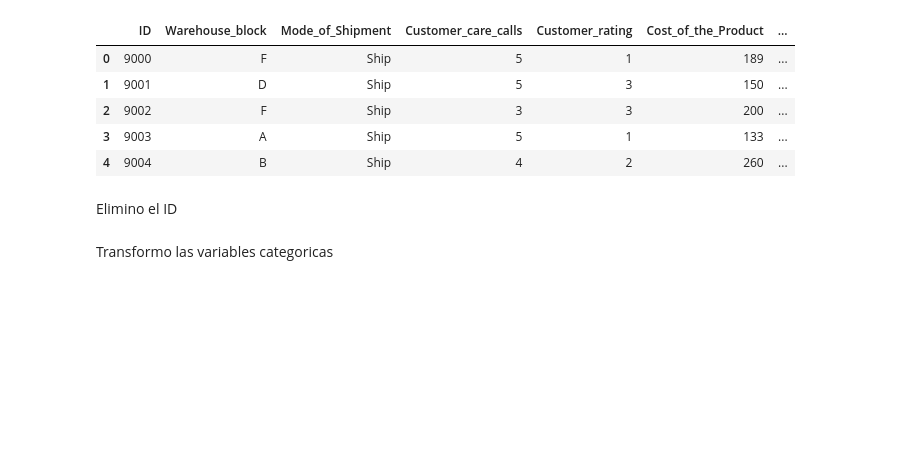
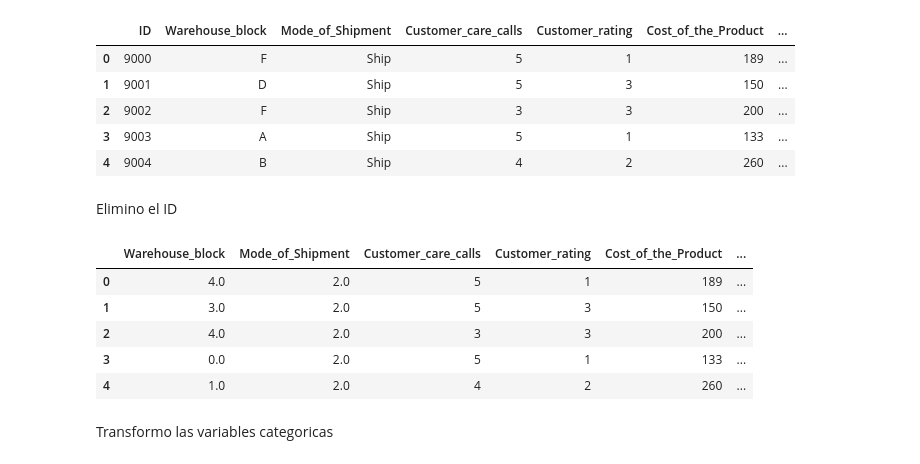
Before and after one commit to Edward-Htc/Datathon, a Jupyter notebook: ML/2_Modelamiento.ipynb, the cells around one changed output. Cells and saved outputs as stored; diff of their text form; code cells hidden in the pictures; blank space fills up the shorter version.

```diff
--- a/ML/2_Modelamiento.ipynb
+++ b/ML/2_Modelamiento.ipynb
@@ -270,6 +270,17 @@ ecommerce.head()
 Elimino el ID
 # %%
 ecommerce.drop(columns=['ID'],inplace=True)
+# %%
+ecommerce[categoricos] = ordinal.fit_transform(ecommerce[categoricos])
+# %%
+ecommerce.head()
+# %% [output]
+|  | Warehouse_block | Mode_of_Shipment | Customer_care_calls | Customer_rating | Cost_of_the_Product | ... |
+| 0 | 4.0 | 2.0 | 5 | 1 | 189 | ... |
+| 1 | 3.0 | 2.0 | 5 | 3 | 150 | ... |
+| 2 | 4.0 | 2.0 | 3 | 3 | 200 | ... |
+| 3 | 0.0 | 2.0 | 5 | 1 | 133 | ... |
+| 4 | 1.0 | 2.0 | 4 | 2 | 260 | ... |
 # %% [markdown]
 Transformo las variables categoricas
 # %%
```
Also changed, not shown: parts of 64 cells of this notebook, 2 other files.
